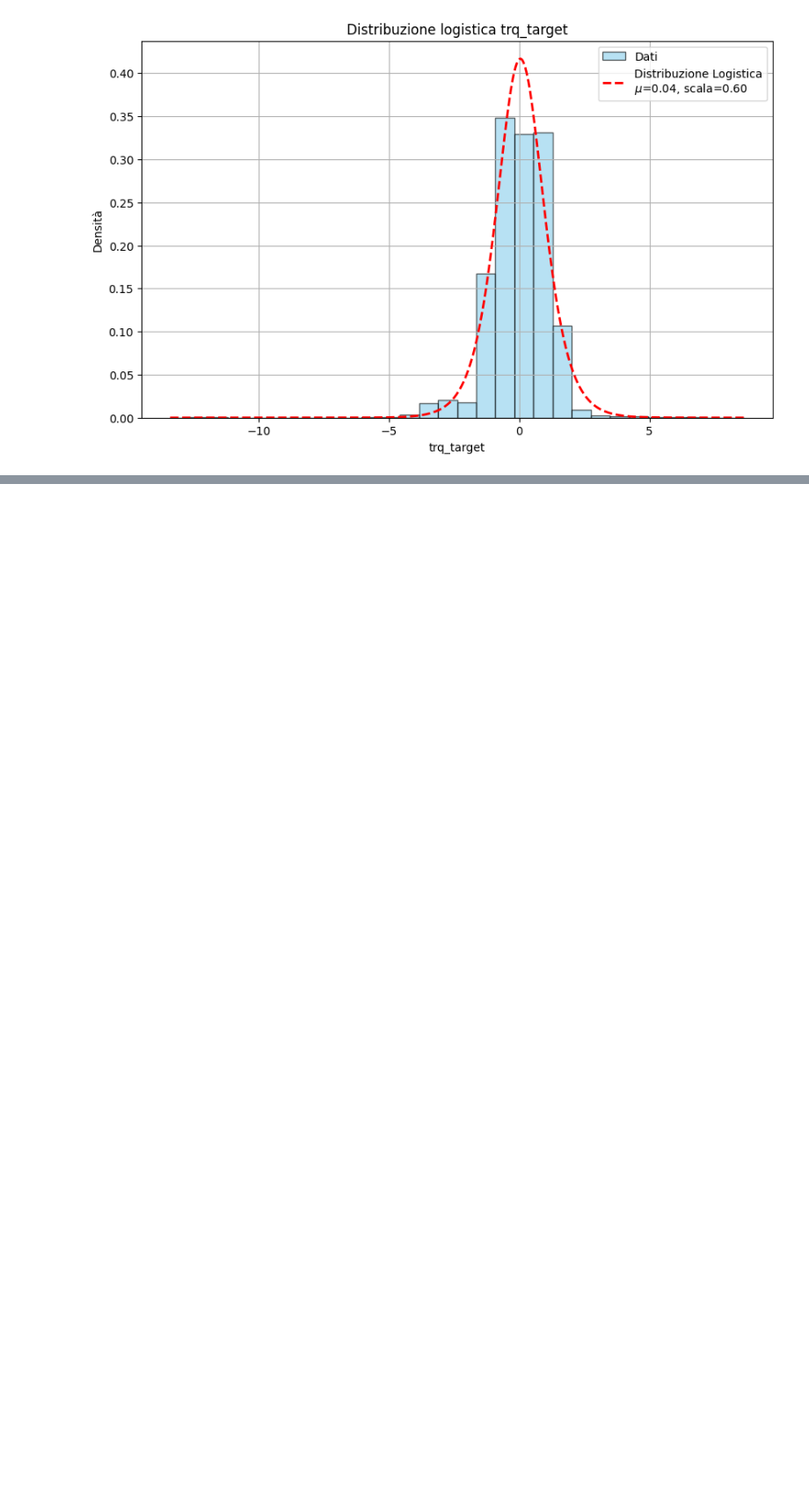
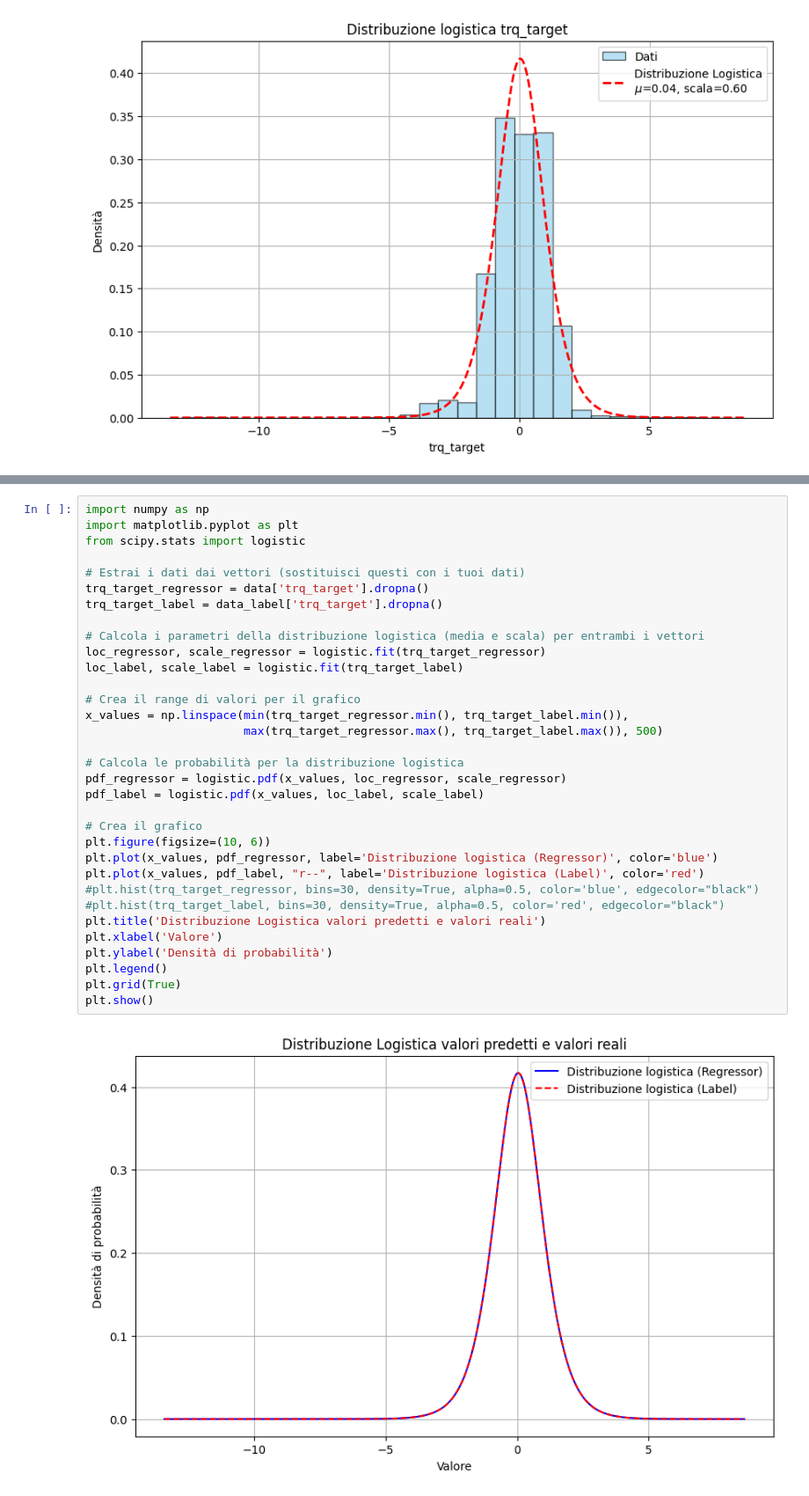
Before and after one commit to lucabellantee/FlyGuard, a Jupyter notebook: polynomial_regression.ipynb, the cells around one changed output, grey strips where cells are left out. Shown at 88% size. Drawn from its saved outputs; the diff is of its cells as text; blank space fills up the shorter version.

Commit message:
Aggiunto grafico di confronto distribuzione logistica trq_target PREDETTO e REALE(label)

```diff
--- a/polynomial_regression.ipynb
+++ b/polynomial_regression.ipynb
@@ -658,3 +739,38 @@ else:
+# %%
+import numpy as np
+import matplotlib.pyplot as plt
+from scipy.stats import logistic
+
+# Estrai i dati dai vettori (sostituisci questi con i tuoi dati)
+trq_target_regressor = data['trq_target'].dropna()
+trq_target_label = data_label['trq_target'].dropna()
+
+# Calcola i parametri della distribuzione logistica (media e scala) per entrambi i vettori
+loc_regressor, scale_regressor = logistic.fit(trq_target_regressor)
+loc_label, scale_label = logistic.fit(trq_target_label)
+
+# Crea il range di valori per il grafico
+x_values = np.linspace(min(trq_target_regressor.min(), trq_target_label.min()),
+                       max(trq_target_regressor.max(), trq_target_label.max()), 500)
+
+# Calcola le probabilità per la distribuzione logistica
+pdf_regressor = logistic.pdf(x_values, loc_regressor, scale_regressor)
+pdf_label = logistic.pdf(x_values, loc_label, scale_label)
+
+# Crea il grafico
+plt.figure(figsize=(10, 6))
+plt.plot(x_values, pdf_regressor, label='Distribuzione logistica (Regressor)', color='blue')
+plt.plot(x_values, pdf_label, "r--", label='Distribuzione logistica (Label)', color='red')
+#plt.hist(trq_target_regressor, bins=30, density=True, alpha=0.5, color='blue', edgecolor="black")
+#plt.hist(trq_target_label, bins=30, density=True, alpha=0.5, color='red', edgecolor="black")
+plt.title('Distribuzione Logistica valori predetti e valori reali')
+plt.xlabel('Valore')
+plt.ylabel('Densità di probabilità')
+plt.legend()
+plt.grid(True)
+plt.show()
+# %% [output]
+[figure, added]
 # %%
 import matplotlib.pyplot as plt
 
```
Also changed, not shown: parts of 1 cell of this notebook.
